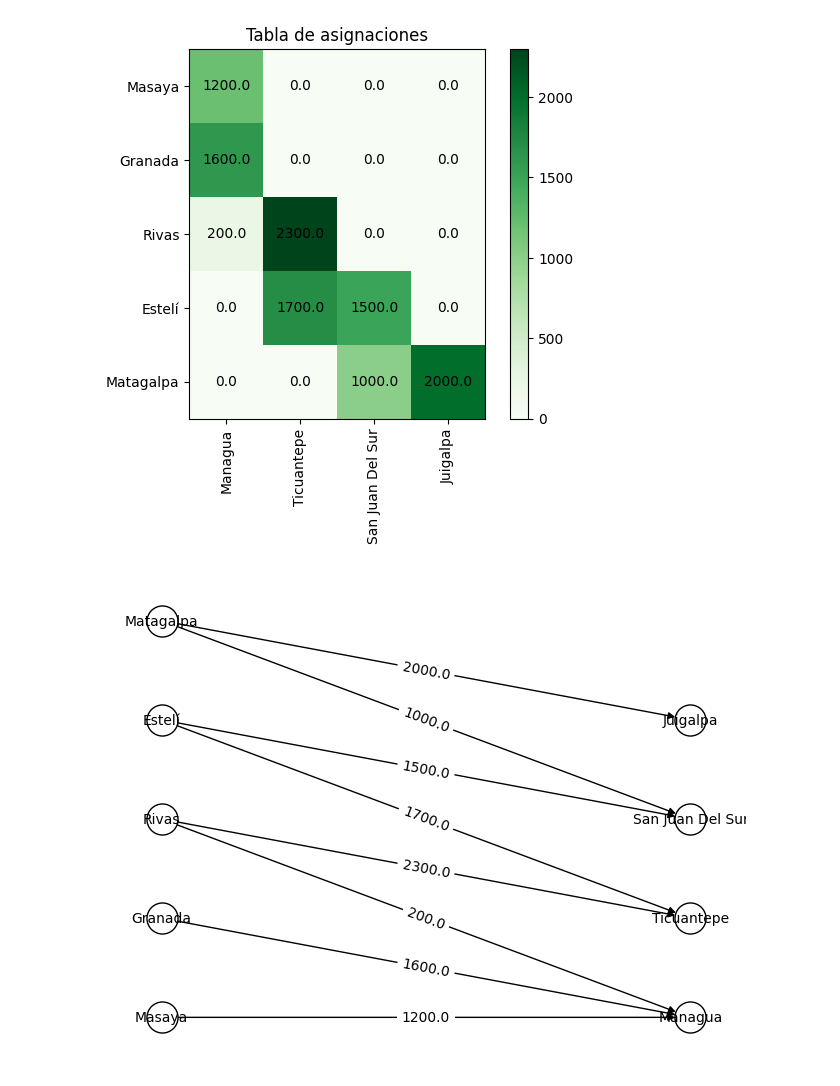
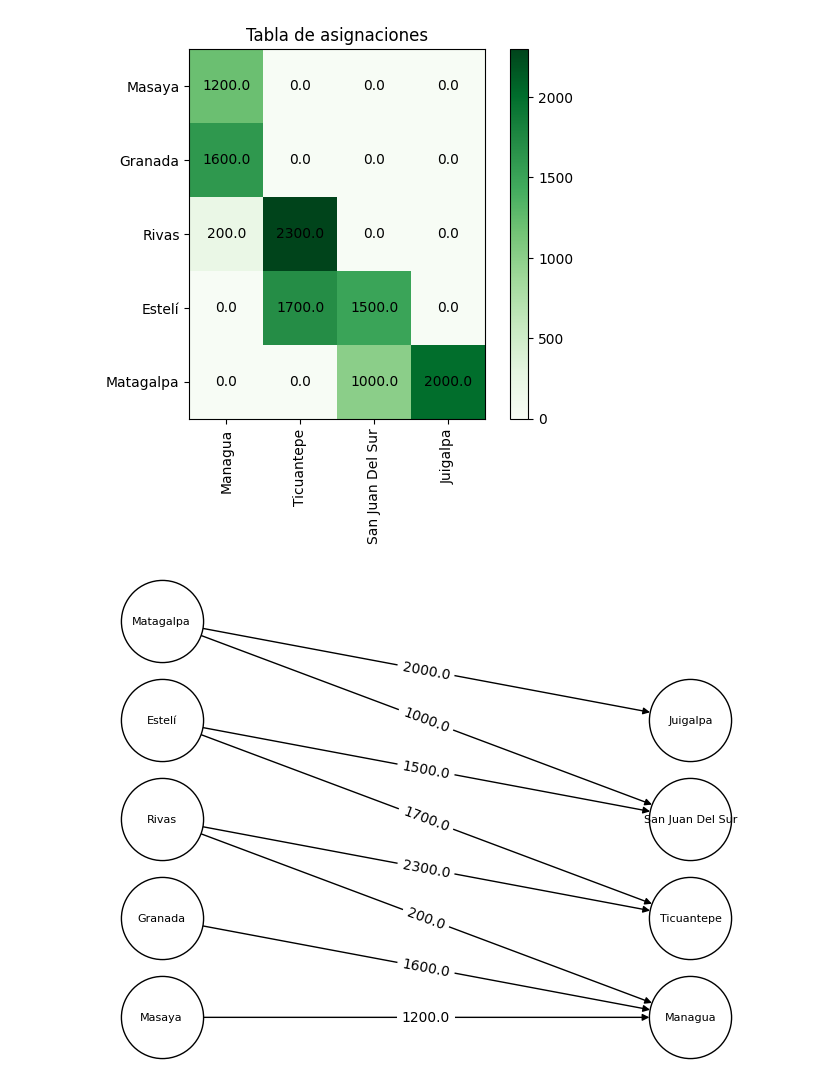
Before and after one commit to Flix331/Python, a Jupyter notebook: Python-Course/Examples/Python/esquina_noroeste.ipynb, the cells around one changed output. Saved outputs shown, nothing was run; the diff lists cells and outputs as text; code cells hidden in the pictures.

```diff
--- a/Python-Course/Examples/Python/esquina_noroeste.ipynb
+++ b/Python-Course/Examples/Python/esquina_noroeste.ipynb
@@ -80,30 +80,30 @@ El costo total es 2987000
 # %%
 G = nx.DiGraph()
 for i in range(len(Etiquetas["Origenes"])):
     G.add_node(Etiquetas["Origenes"][i], pos=(0,i))
 
 # Agregar nodos de destino
 for i in range(len(Etiquetas["Destinos"])):
     G.add_node(Etiquetas["Destinos"][i], pos=(2,i))
 
 # Agregar arcos con etiquetas de costo y asignaciones
 for i in range(len(Etiquetas["Origenes"])):
     for j in range(len(Etiquetas["Destinos"])):
         if asignaciones[i][j] > 0:
             G.add_edge(Etiquetas["Origenes"][i], Etiquetas["Destinos"][j], weight=costos[i][j], label=str(asignaciones[i][j]))
 
 # Obtener posiciones de los nodos
 pos = nx.get_node_attributes(G, 'pos')
 
 # Obtener etiquetas de arcos
 labels = {(i, j): G[i][j]['label'] for i, j in G.edges()}
 
 # Dibujar grafo
-nx.draw(G, pos, with_labels=True, font_size=10, node_size=500, node_color='white', edgecolors='black')
+nx.draw(G, pos, with_labels=True, font_size=8, node_size=3500, node_color='white', edgecolors='black')
 nx.draw_networkx_edge_labels(G, pos, edge_labels=labels, font_size=10)
 
 # Mostrar grafo
 plt.axis('off')
 plt.show()
 # %% [output]
-[figure, old version]
+[figure, new version]
```
